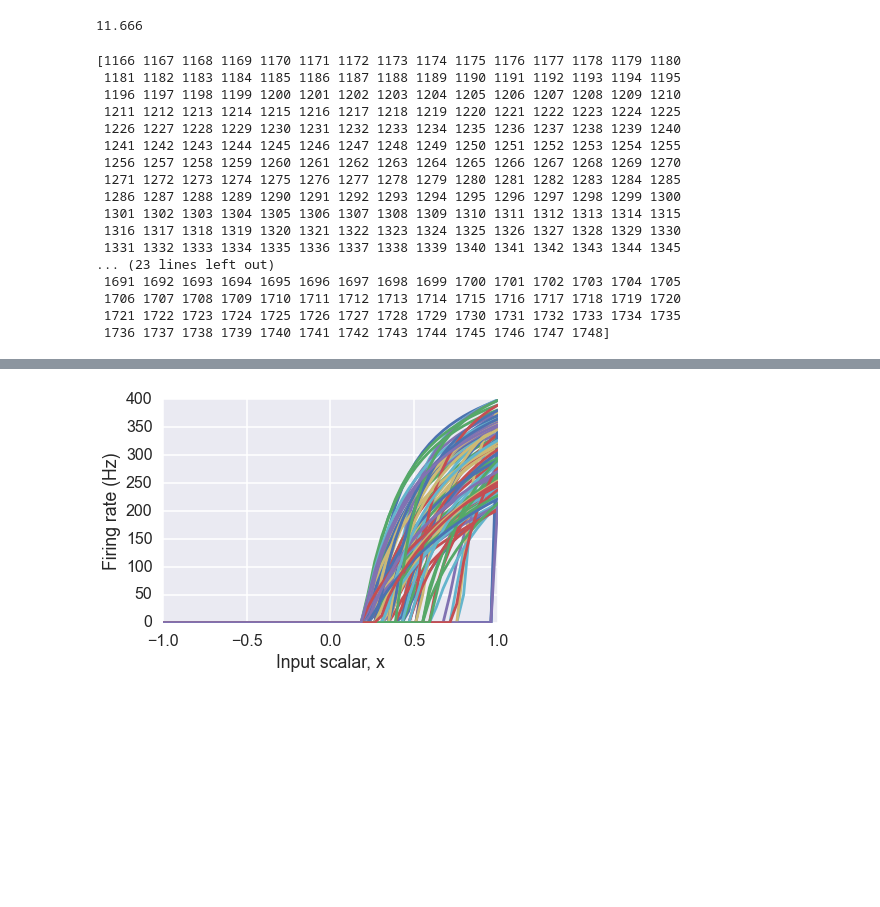
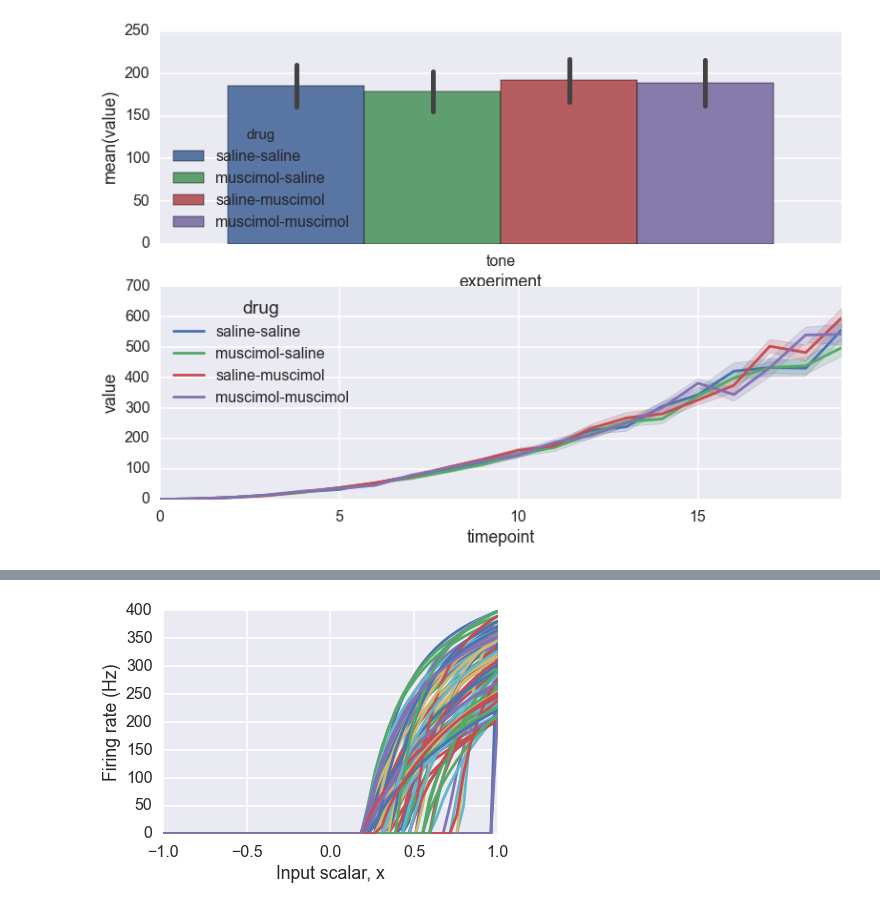
Before and after one commit to Kanaderu/SYDE556-750, a Jupyter notebook: seaborn_test.ipynb, the cells around one changed output, grey strips where cells are left out. Cells and saved outputs as stored; diff of their text form; code cells hidden in the pictures; blank space fills up the shorter version.

```diff
--- a/seaborn_test.ipynb
+++ b/seaborn_test.ipynb
@@ -77,59 +52,14 @@ sns.tsplot(time="timepoint", value="value",
-# %%
-'''Parameters'''
-#simulation parameters
-n_trials=10
-pairings_train=10
-tones_test=5
-drug='saline-saline' #default, changed with gaba_function(t)
-gaba_muscimol=1.1 #1.5 -> identical gaba responses, 1.0 -> muscimol saline = saline-saline
-dt=0.001 #timestep
-dt_sample=0.01 #probe sample_every
-
-#ensemble parameters
-N=100 #neurons for ensembles
-dim=1 #dimensions for ensembles
-tau_stim=0.01 #synaptic time constant of stimuli to populations
-tau=0.01 #synaptic time constant between ensembles
-condition_PES_rate = 5e-4 #first order conditioning learning rate
-# condition_BCM_rate = 5e-10 #first order conditioning learning rate
-# extinction_rate = 5e-7 #extinction learning rate
-tau_learn=0.01
-tau_drug=0.1
-tau_GABA=0.005 #synaptic time constant for GABAergic cells
-tau_Glut=0.01 #combination of AMPA and NMDA
-tau_LA_recurrent=0.005 #same as GABAergic cells, could be shorter b/c of locality
-T_error=0.2
-gaba_min=0.2
-
-#stimuli
-tt=10.0/60.0 #tone time
-nt=7.0/60.0 #nothing time #experiment nt=9.5/60,st=0.5/60,n2t=0
-st=2.0/60.0 #shock time
-n2t=1.0/60.0 #nothing time
-wt=1.0 #wait/delay time
-t_train=int(pairings_train*(wt+tt)/dt)*dt
-t_test=t_train*tones_test/pairings_train #multiply by X/pairings for X tone presentations
-print t_train
-# %% [output]
-11.666
-# %%
-timesteps=np.arange(int(t_train/dt_sample),int((t_train+t_test)/dt_sample))
-print timesteps
-# %% [output]
-[1166 1167 1168 1169 1170 1171 1172 1173 1174 1175 1176 1177 1178 1179 1180
- 1181 1182 1183 1184 1185 1186 1187 1188 1189 1190 1191 1192 1193 1194 1195
- 1196 1197 1198 1199 1200 1201 1202 1203 1204 1205 1206 1207 1208 1209 1210
- 1211 1212 1213 1214 1215 1216 1217 1218 1219 1220 1221 1222 1223 1224 1225
- 1226 1227 1228 1229 1230 1231 1232 1233 1234 1235 1236 1237 1238 1239 1240
- 1241 1242 1243 1244 1245 1246 1247 1248 1249 1250 1251 1252 1253 1254 1255
- 1256 1257 1258 1259 1260 1261 1262 1263 1264 1265 1266 1267 1268 1269 1270
- 1271 1272 1273 1274 1275 1276 1277 1278 1279 1280 1281 1282 1283 1284 1285
- 1286 1287 1288 1289 1290 1291 1292 1293 1294 1295 1296 1297 1298 1299 1300
- 1301 1302 1303 1304 1305 1306 1307 1308 1309 1310 1311 1312 1313 1314 1315
- 1316 1317 1318 1319 1320 1321 1322 1323 1324 1325 1326 1327 1328 1329 1330
- 1331 1332 1333 1334 1335 1336 1337 1338 1339 1340 1341 1342 1343 1344 1345
-... (23 lines left out)
- 1691 1692 1693 1694 1695 1696 1697 1698 1699 1700 1701 1702 1703 1704 1705
- 1706 1707 1708 1709 1710 1711 1712 1713 1714 1715 1716 1717 1718 1719 1720
- 1721 1722 1723 1724 1725 1726 1727 1728 1729 1730 1731 1732 1733 1734 1735
- 1736 1737 1738 1739 1740 1741 1742 1743 1744 1745 1746 1747 1748]
+# %%
+f, (ax1, ax2) = plt.subplots(2, 1)
+sns.set(context='poster')
+# sns.boxplot(x="day", y="total_bill", hue="smoker",data=tips, palette="Set3",ax=ax1)
+sns.barplot(x="experiment",y="value",hue='drug',data=dataframe,ax=ax1)
+sns.tsplot(time="timepoint", value="value",
+                 unit="trial", condition="drug",
+                 data=dataframe,ax=ax2)
+filename='test_data.pkl'
+dataframe.to_pickle(filename)
+picturename='test_picture.png'
+f.savefig(picturename)
+# %% [output]
+[figure, added]
```
Also changed, not shown: parts of 5 cells of this notebook, 50 other files.
